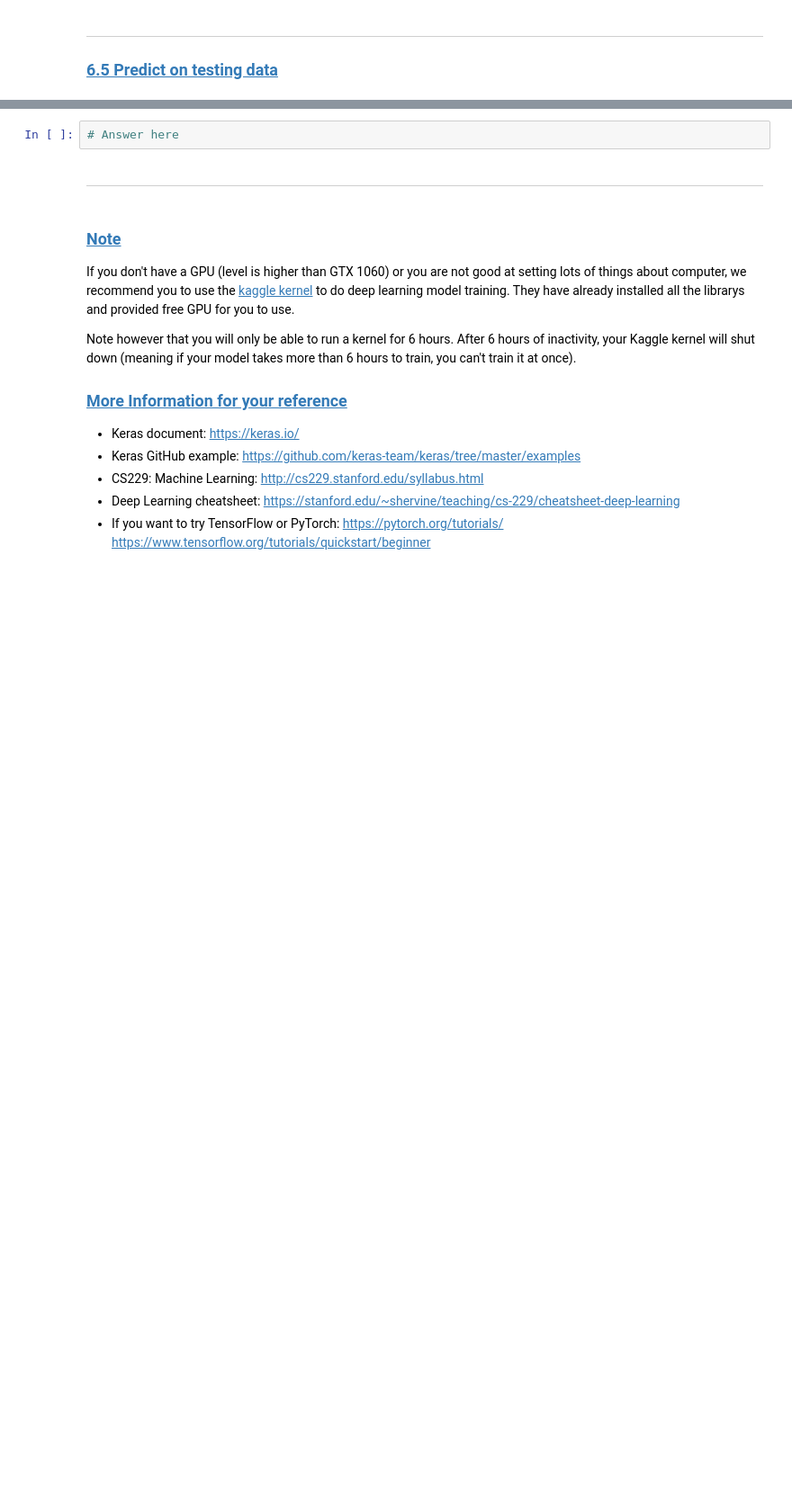
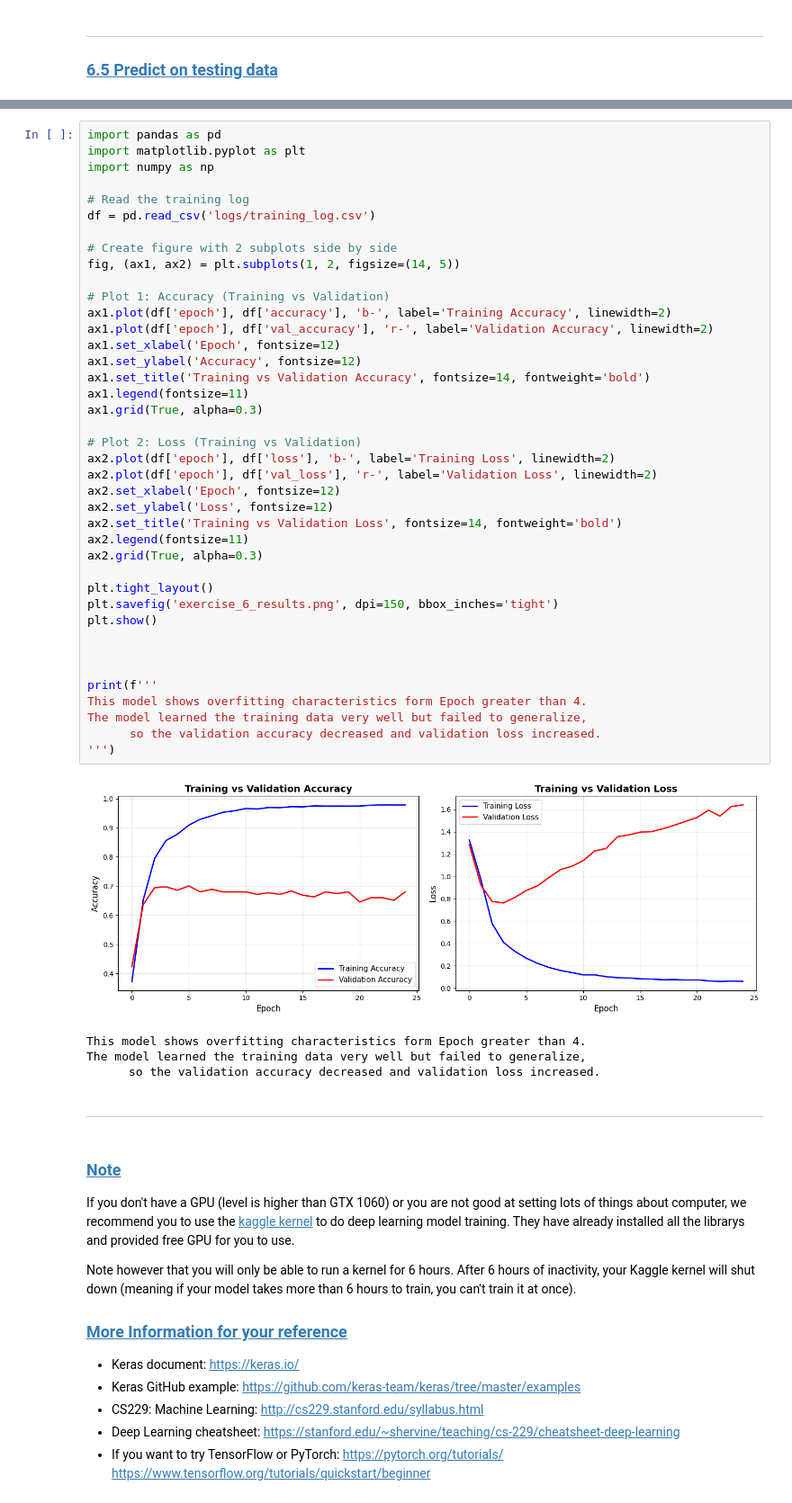
Before and after one commit to BallPoolShark/DM2025-Lab2-Exercise, a Jupyter notebook: DM2025-Lab2-Master-Phase_1.ipynb, the cells around one changed output, grey strips where cells are left out. Shown: that part at 90% size. Saved outputs shown, nothing was run; the diff lists cells and outputs as text; blank space fills up the shorter version.

```diff
--- a/DM2025-Lab2-Master-Phase_1.ipynb
+++ b/DM2025-Lab2-Master-Phase_1.ipynb
@@ -730,8 +837,51 @@ training_log
 Plot the Training and Validation Accuracy and Loss (different plots), just like the images below.(Note: the pictures below are an example from a different model). How to interpret the graphs you got? How are they related to the concept of overfitting/underfitting covered in class?
 
 ![pic3.png](./pics/pic3.png)  ![pic4.png](./pics/pic4.png)
-# %%
-# Answer here
+# %%
+import pandas as pd
+import matplotlib.pyplot as plt
+import numpy as np
+
+# Read the training log
+df = pd.read_csv('logs/training_log.csv')
+
+# Create figure with 2 subplots side by side
+fig, (ax1, ax2) = plt.subplots(1, 2, figsize=(14, 5))
+
+# Plot 1: Accuracy (Training vs Validation)
+ax1.plot(df['epoch'], df['accuracy'], 'b-', label='Training Accuracy', linewidth=2)
+ax1.plot(df['epoch'], df['val_accuracy'], 'r-', label='Validation Accuracy', linewidth=2)
+ax1.set_xlabel('Epoch', fontsize=12)
+ax1.set_ylabel('Accuracy', fontsize=12)
+ax1.set_title('Training vs Validation Accuracy', fontsize=14, fontweight='bold')
+ax1.legend(fontsize=11)
+ax1.grid(True, alpha=0.3)
+
+# Plot 2: Loss (Training vs Validation)
+ax2.plot(df['epoch'], df['loss'], 'b-', label='Training Loss', linewidth=2)
+ax2.plot(df['epoch'], df['val_loss'], 'r-', label='Validation Loss', linewidth=2)
+ax2.set_xlabel('Epoch', fontsize=12)
+ax2.set_ylabel('Loss', fontsize=12)
+ax2.set_title('Training vs Validation Loss', fontsize=14, fontweight='bold')
+ax2.legend(fontsize=11)
+ax2.grid(True, alpha=0.3)
+
+plt.tight_layout()
+plt.savefig('exercise_6_results.png', dpi=150, bbox_inches='tight')
+plt.show()
+
+
+
+print(f'''
+This model shows overfitting characteristics form Epoch greater than 4.
+The model learned the training data very well but failed to generalize,
+      so the validation accuracy decreased and validation loss increased.
+''')
+# %% [output]
+[figure, added]
+This model shows overfitting characteristics form Epoch greater than 4.
+The model learned the training data very well but failed to generalize,
+      so the validation accuracy decreased and validation loss increased.
 # %% [markdown]
 ---
 # %% [markdown]
```
Also changed, not shown: parts of 34 cells of this notebook, 6 other files.
